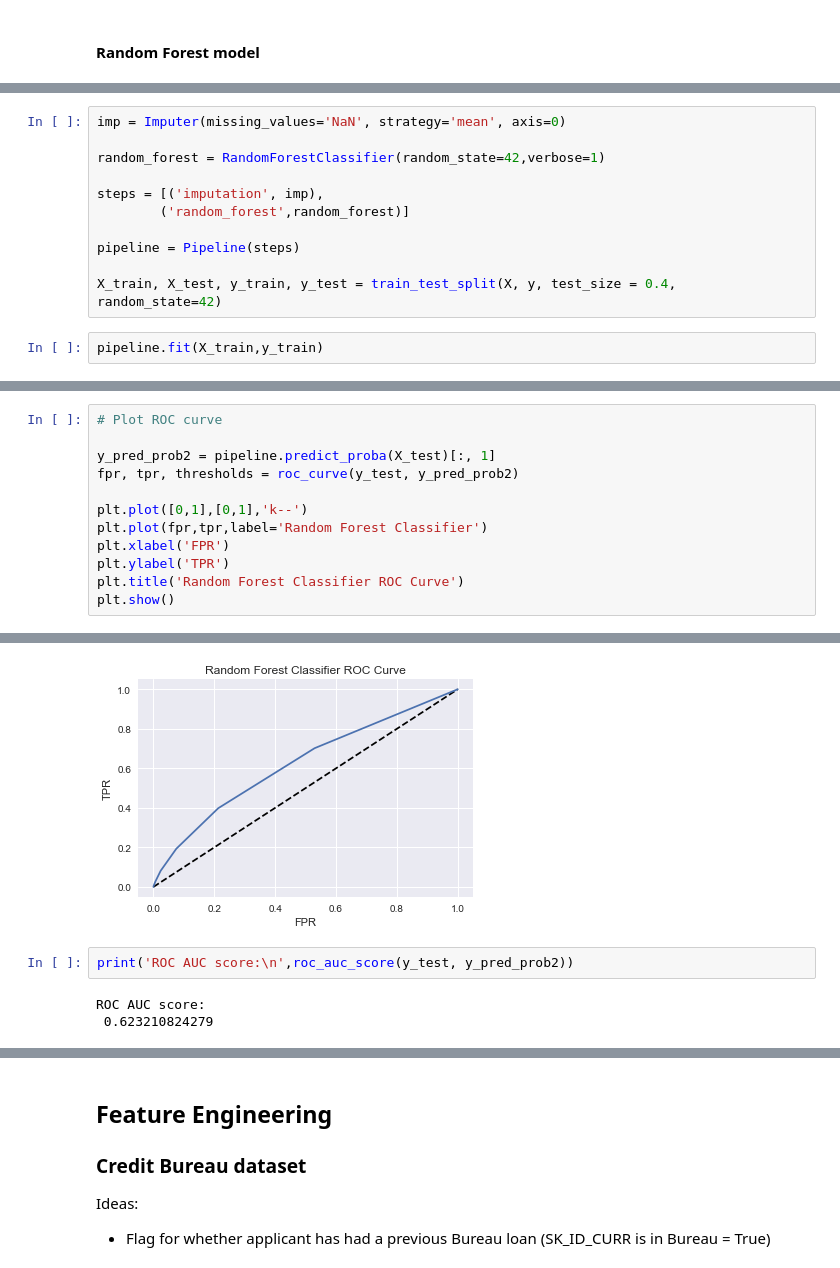
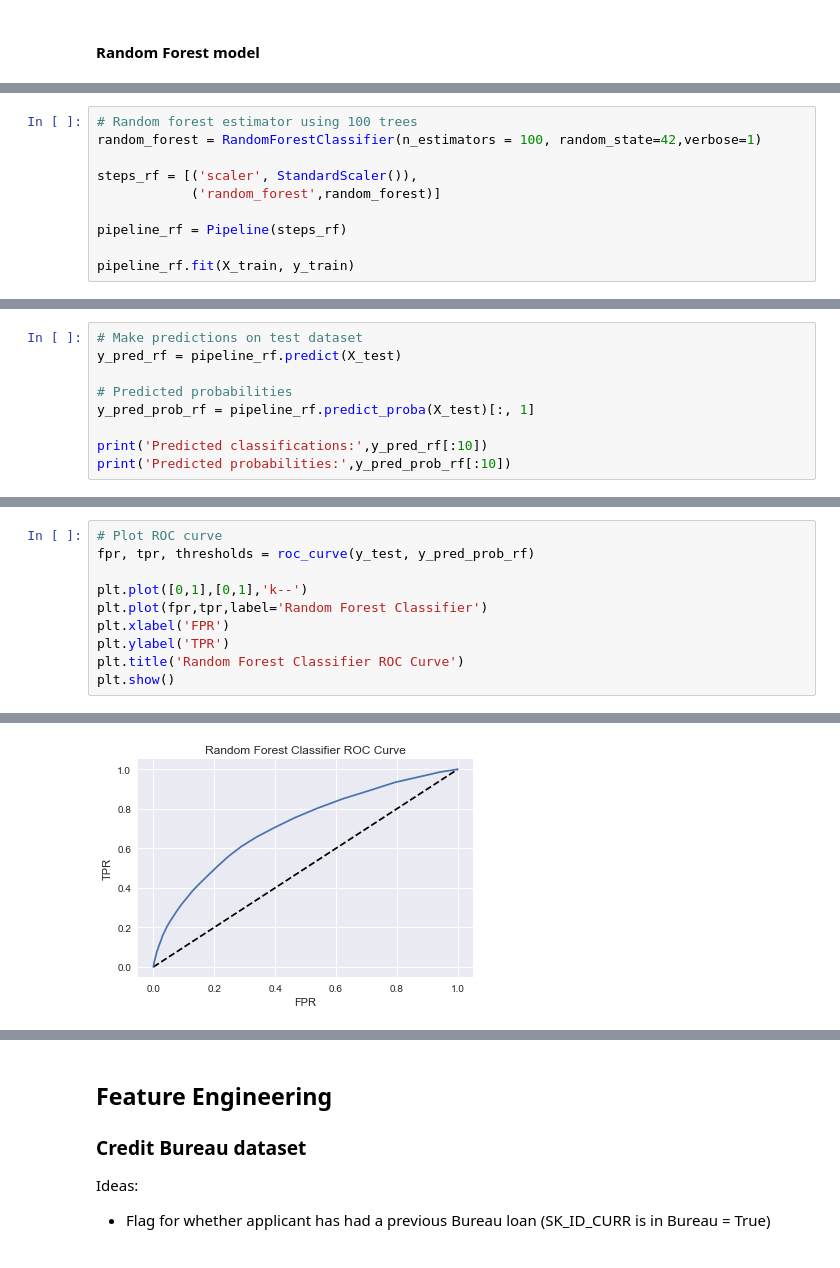
Before and after one commit to chelsealuisa/home-credit, a Jupyter notebook: home-credit-featureeng.ipynb, the cells around one changed output, grey strips where cells are left out. Saved outputs shown, nothing was run; the diff lists cells and outputs as text.

```diff
--- a/home-credit-featureeng.ipynb
+++ b/home-credit-featureeng.ipynb
@@ -288,13 +302,0 @@ from sklearn.ensemble import RandomForestClassifier
-# %%
-imp = Imputer(missing_values='NaN', strategy='mean', axis=0)
-
-random_forest = RandomForestClassifier(random_state=42,verbose=1)
-
-steps = [('imputation', imp),
-        ('random_forest',random_forest)]
-
-pipeline = Pipeline(steps)
-
-X_train, X_test, y_train, y_test = train_test_split(X, y, test_size = 0.4, random_state=42)
-# %%
-pipeline.fit(X_train,y_train)
@@ -335,0 +303,10 @@ avg / total       0.87      0.92      0.88    123005
+# %%
+# Random forest estimator using 100 trees
+random_forest = RandomForestClassifier(n_estimators = 100, random_state=42,verbose=1)
+
+steps_rf = [('scaler', StandardScaler()),
+            ('random_forest',random_forest)]
+
+pipeline_rf = Pipeline(steps_rf)
+
+pipeline_rf.fit(X_train, y_train)
@@ -335,0 +321,9 @@ avg / total       0.87      0.92      0.88    123005
+# %%
+# Make predictions on test dataset
+y_pred_rf = pipeline_rf.predict(X_test)
+
+# Predicted probabilities
+y_pred_prob_rf = pipeline_rf.predict_proba(X_test)[:, 1]
+
+print('Predicted classifications:',y_pred_rf[:10])
+print('Predicted probabilities:',y_pred_prob_rf[:10])
@@ -336,8 +365,6 @@ avg / total       0.87      0.92      0.88    123005
 # %%
 # Plot ROC curve
-
-y_pred_prob2 = pipeline.predict_proba(X_test)[:, 1]
-fpr, tpr, thresholds = roc_curve(y_test, y_pred_prob2)
+fpr, tpr, thresholds = roc_curve(y_test, y_pred_prob_rf)
 
 plt.plot([0,1],[0,1],'k--')
 plt.plot(fpr,tpr,label='Random Forest Classifier')
@@ -350,7 +376,2 @@ plt.show()
-[figure, old version]
+[figure, new version]
-# %%
-print('ROC AUC score:\n',roc_auc_score(y_test, y_pred_prob2))
-# %% [output]
-ROC AUC score:
- 0.623210824279
 # %%
```
Also changed, not shown: parts of 29 cells of this notebook, 1 other file.
